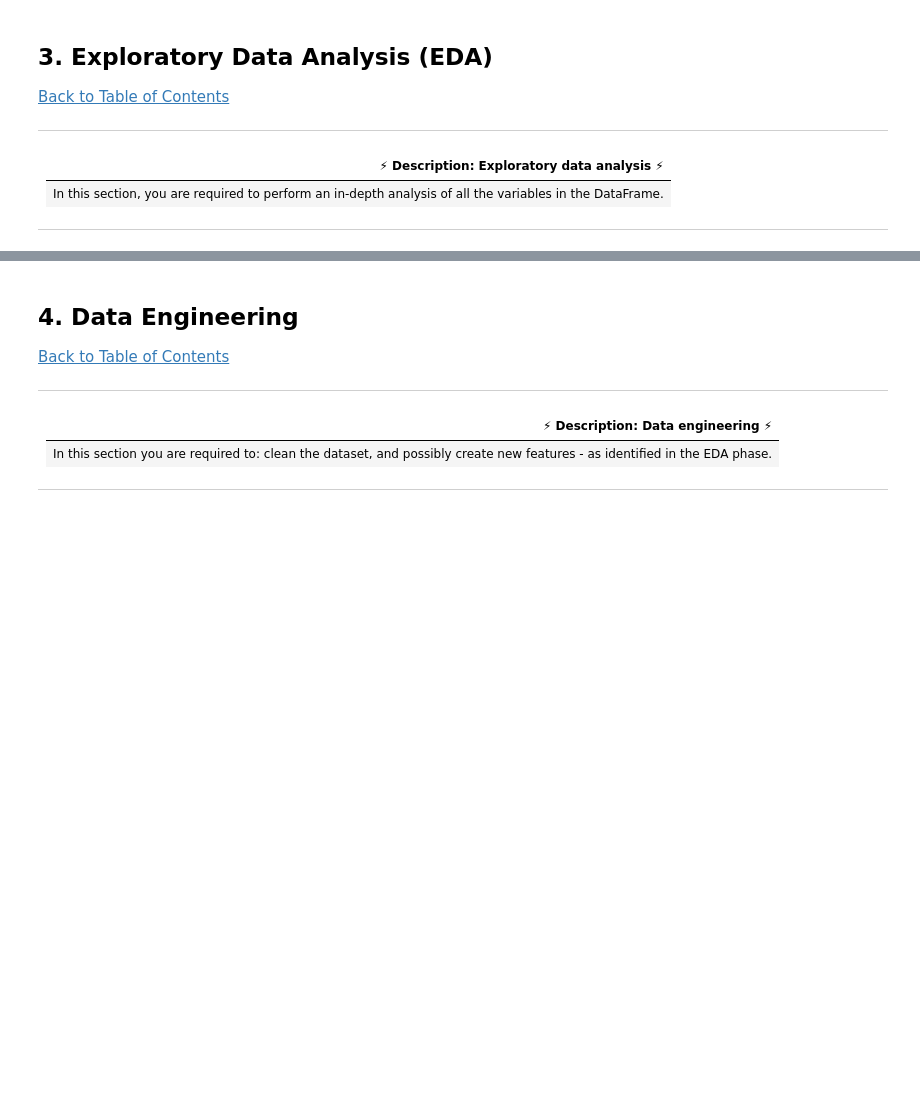
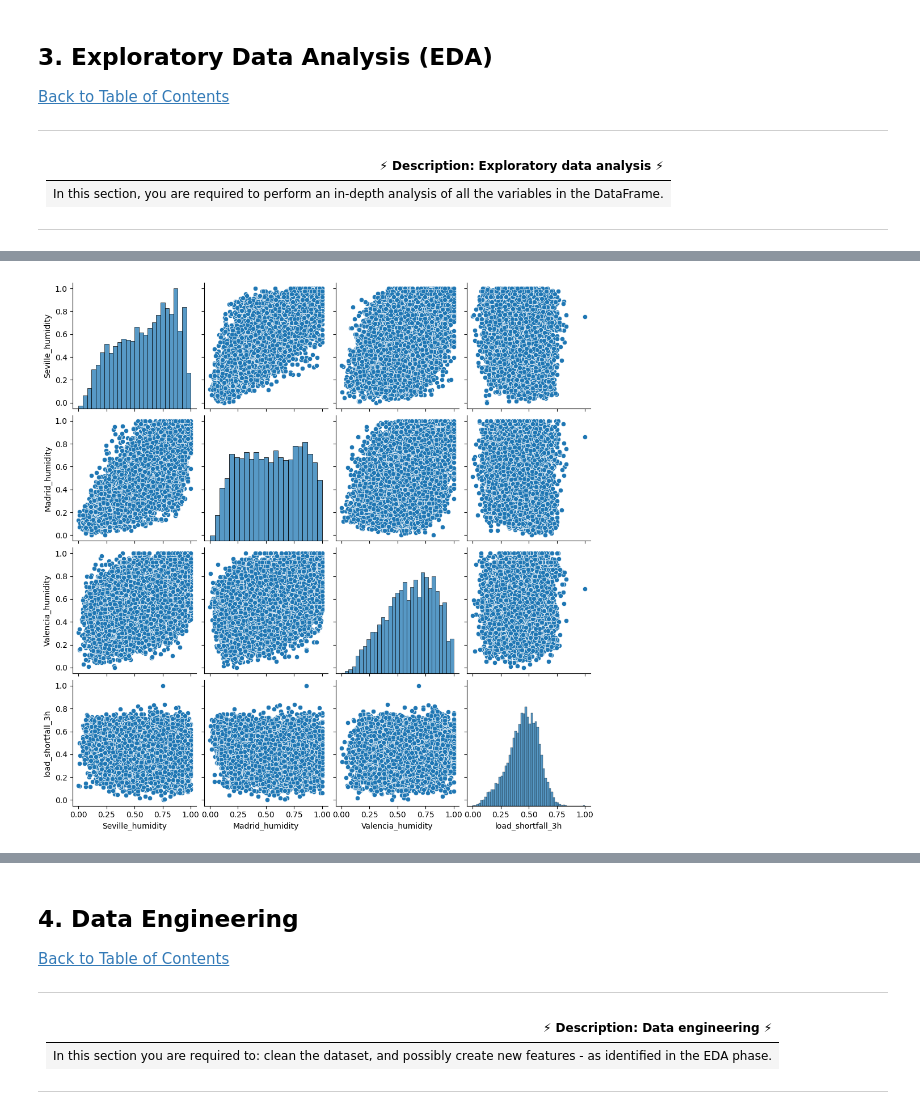
Before and after one commit to 1272371/load-shortfall-regression-predict-api, a Jupyter notebook: predict/starter-notebook.ipynb, the cells around one changed output, grey strips where cells are left out. Cells and saved outputs as stored; diff of their text form; code cells hidden in the pictures; blank space fills up the shorter version.

Commit message:
with a few visualization graphs

```diff
--- a/predict/starter-notebook.ipynb
+++ b/predict/starter-notebook.ipynb
@@ -269,0 +204,6 @@ plt.show()
+# %%
+# Draw a pairwise plot
+sns.pairplot(df[humidity])
+plt.show();
+# %% [output]
+[figure, added]
```
Also changed, not shown: parts of 41 cells of this notebook.
